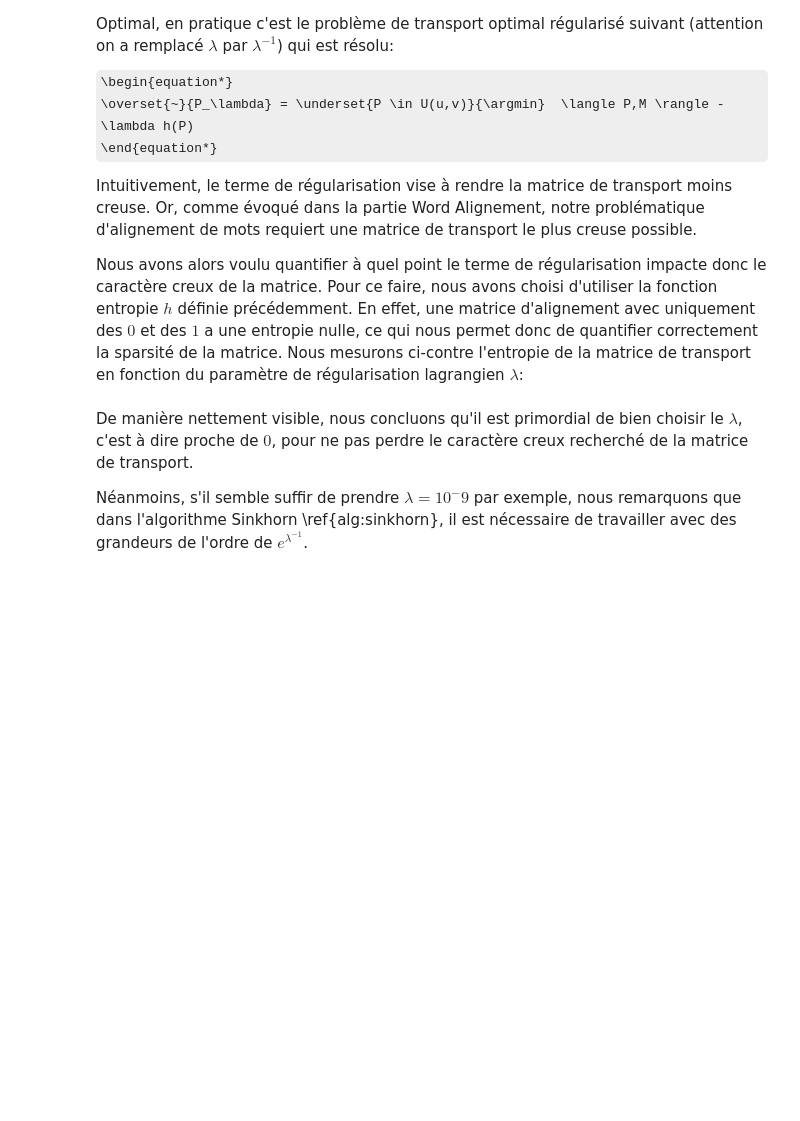
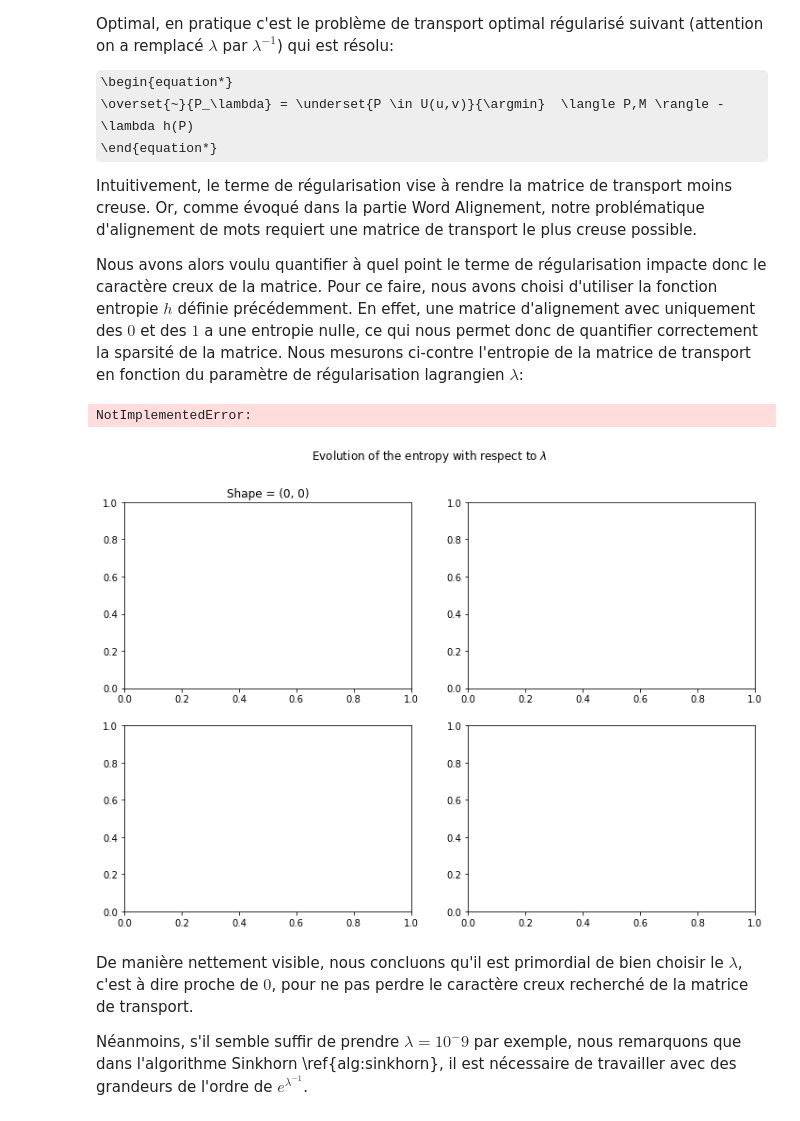
Before and after one commit to codebypol/NLP-OT, a Jupyter notebook: NLP-OT-FRENCH.ipynb, the cells around one changed output. Drawn from its saved outputs; the diff is of its cells as text; code cells hidden in the pictures; some formulas as TeX source; blank space fills up the shorter version.

```diff
--- a/NLP-OT-FRENCH.ipynb
+++ b/NLP-OT-FRENCH.ipynb
@@ -144,3 +145,38 @@ Nous avons alors voulu quantifier à quel point le terme de régularisation impa
+# %%
+def matrix_entropy(M: np.ndarray) -> float:
+    """
+    Return the entropy of the stochastic matrix M
+    """
+    EPSILON = 1e-10
+    n,m = M.shape
+    v = M.reshape((-1,1))
+    return float(-np.log(v+EPSILON).T@v)/n
+# %%
+def generate_transport_matrix(cost_matrix: np.ndarray,lambda_reg: float) -> np.ndarray:
+    """
+    Use the sinkorn algorithm to calculate the transport matrix with lambda parameter lambda_reg
+    """
+    raise NotImplementedError
+# %%
+shapes = [(2,2), (10,2), (100,10), (100,100)]
+grid_place = [(0,0), (0,1), (1,0), (1,1)]
+lambdas = [1e-2, 5e-2, 1e-1, 5e-1, 1., 2., 4.]
+
+fig, ax = plt.subplots(nrows=2, ncols= 2, figsize = (12,8))
+fig.suptitle("Evolution of the entropy with respect to $\lambda$")
+
+for place,shape in zip(grid_place,shapes):
+
+    ax[place[0],place[1]].set_title(f"Shape = {place}")
+    for i in range(6):
+        cost_matrix = np.random.rand(shape[0],shape[1])
+        entropy = [matrix_entropy(generate_transport_matrix(cost_matrix,lambda_reg)) for lambda_reg in lambdas]
+        ax[place[0],place[1]].plot(lambdas, entropy, color = "gray")
+
+plt.show()
+# %% [output]
+NotImplementedError:
+[figure, added]
 # %% [markdown]
 De manière nettement visible, nous concluons qu'il est primordial de bien choisir le $\lambda$, c'est à dire proche de $0$, pour ne pas perdre le caractère creux recherché de la matrice de transport.
 
```
Also changed, not shown: parts of 2 cells of this notebook, 1 other file.
